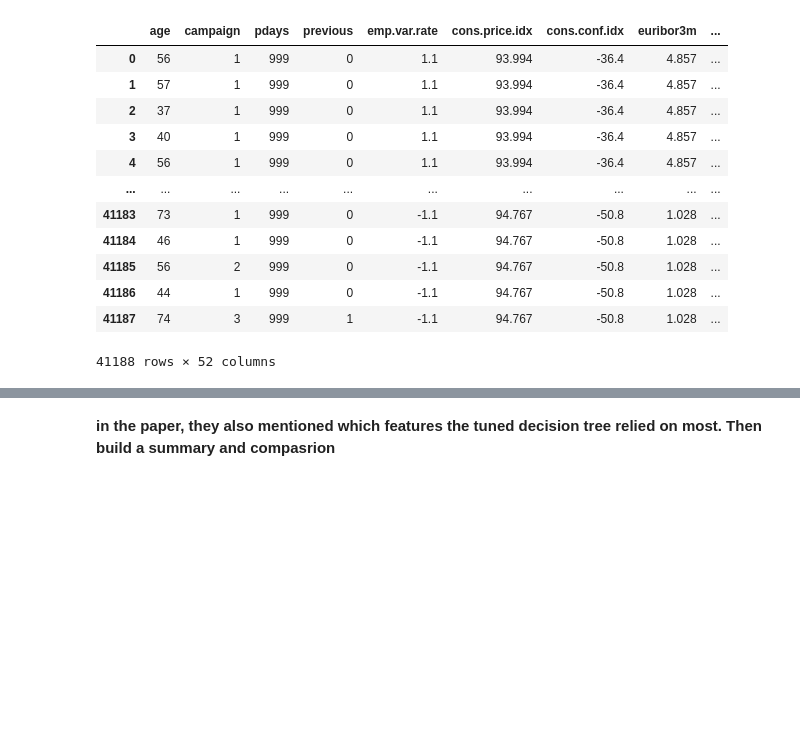
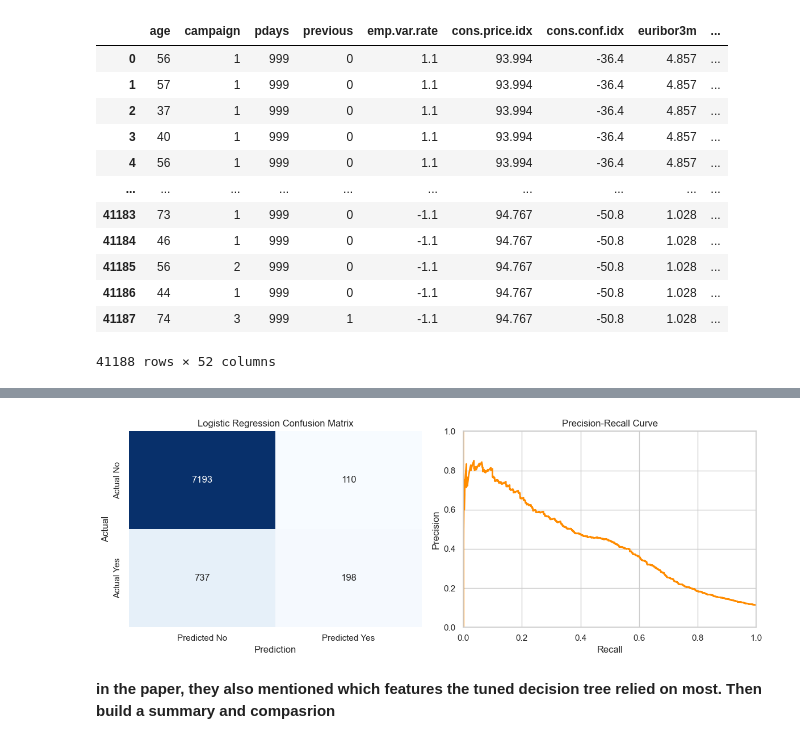
Before and after one commit to Sassan-87/UC_berkeley_Projects_assi17, a Jupyter notebook: prompt_III.ipynb, the cells around one changed output, grey strips where cells are left out. Drawn from its saved outputs; the diff is of its cells as text; code cells hidden in the pictures; blank space fills up the shorter version.

```diff
--- a/prompt_III.ipynb
+++ b/prompt_III.ipynb
@@ -415,3 +454,58 @@ plt.show()
+# %%
+from sklearn.metrics import (
+    average_precision_score,
+    confusion_matrix,
+    f1_score,
+    precision_recall_curve,
+    precision_score,
+    recall_score,
+)
+
+logistic_model = best_models['Logistic Regression']
+y_pred = logistic_model.predict(X_test_full)
+y_probability = logistic_model.predict_proba(X_test_full)[:, 1]
+
+metric_summary = pd.DataFrame({
+    'Metric': ['Accuracy', 'Precision', 'Recall', 'F1 Score', 'ROC AUC', 'Average Precision'],
+    'Score': [
+        logistic_model.score(X_test_full, y_test_full),
+        precision_score(y_test_full, y_pred),
+        recall_score(y_test_full, y_pred),
+        f1_score(y_test_full, y_pred),
+        roc_auc_score(y_test_full, y_probability),
+        average_precision_score(y_test_full, y_probability),
+    ],
+})
+metric_summary.round(3)
+
+fig, axes = plt.subplots(1, 2, figsize=(12, 4.5))
+confusion = confusion_matrix(y_test_full, y_pred)
+sns.heatmap(
+    confusion,
+    annot=True,
+    fmt='d',
+    cmap='Blues',
+    cbar=False,
+    xticklabels=['Predicted No', 'Predicted Yes'],
+    yticklabels=['Actual No', 'Actual Yes'],
+    ax=axes[0],
+)
+axes[0].set_title('Logistic Regression Confusion Matrix')
+axes[0].set_xlabel('Prediction')
+axes[0].set_ylabel('Actual')
+
+precision_values, recall_values, _ = precision_recall_curve(y_test_full, y_probability)
+axes[1].plot(recall_values, precision_values, color='darkorange', linewidth=2)
+axes[1].set_title('Precision-Recall Curve')
+axes[1].set_xlabel('Recall')
+axes[1].set_ylabel('Precision')
+axes[1].set_xlim(0, 1)
+axes[1].set_ylim(0, 1)
+
+plt.tight_layout()
+plt.show()
+# %% [output]
+[figure, added]
 # %% [markdown]
 **in the paper, they also mentioned which features the tuned decision tree relied on most. Then build a summary and compasrion**
 # %%
```
Also changed, not shown: parts of 18 cells of this notebook.
